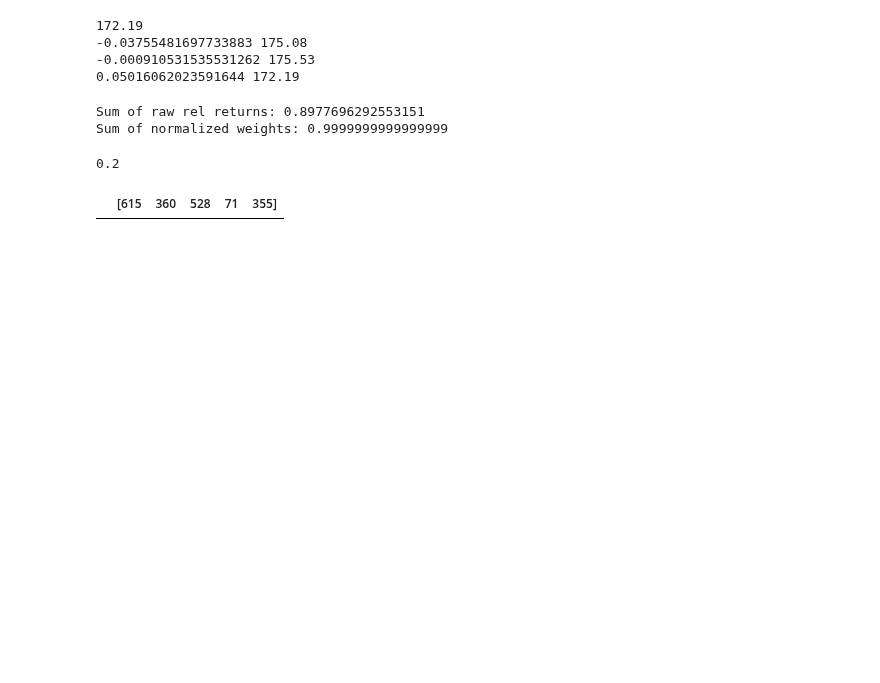
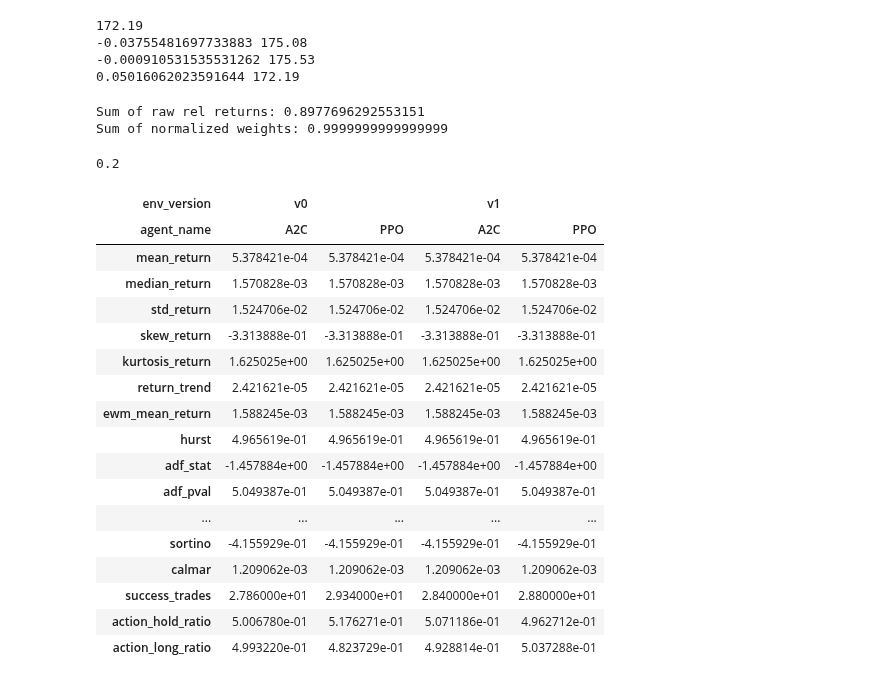
Before and after one commit to pihh/RL-Stock-Market-Masterpiece-Human-x-AI-Collab, a Jupyter notebook: notebooks/TO DELETE.ipynb, the cells around one changed output. Drawn from its saved outputs; the diff is of its cells as text; code cells hidden in the pictures; blank space fills up the shorter version.

```diff
--- a/notebooks/TO DELETE.ipynb
+++ b/notebooks/TO DELETE.ipynb
@@ -433,8 +213,25 @@ e.
 .2* np.sign(10.02)
 # %% [output]
 0.2
-# %%
-result_df = pd.read_csv(BENCHMARK_PATH)
-result_df
-# %% [output]
-|  | [615 | 360 | 528 | 71 | 355] |
+# %%
+result_df = pd.read_csv(DEFAULT_PATH+"/meta_df_transfer.csv")
+result_df.groupby(['env_version','agent_name']).mean(numeric_only=True).T
+# %% [output]
+| env_version | v0 |  | v1 |  |
+| agent_name | A2C | PPO | A2C | PPO |
+| mean_return | 5.378421e-04 | 5.378421e-04 | 5.378421e-04 | 5.378421e-04 |
+| median_return | 1.570828e-03 | 1.570828e-03 | 1.570828e-03 | 1.570828e-03 |
+| std_return | 1.524706e-02 | 1.524706e-02 | 1.524706e-02 | 1.524706e-02 |
+| skew_return | -3.313888e-01 | -3.313888e-01 | -3.313888e-01 | -3.313888e-01 |
+| kurtosis_return | 1.625025e+00 | 1.625025e+00 | 1.625025e+00 | 1.625025e+00 |
+| return_trend | 2.421621e-05 | 2.421621e-05 | 2.421621e-05 | 2.421621e-05 |
+| ewm_mean_return | 1.588245e-03 | 1.588245e-03 | 1.588245e-03 | 1.588245e-03 |
+| hurst | 4.965619e-01 | 4.965619e-01 | 4.965619e-01 | 4.965619e-01 |
+| adf_stat | -1.457884e+00 | -1.457884e+00 | -1.457884e+00 | -1.457884e+00 |
+| adf_pval | 5.049387e-01 | 5.049387e-01 | 5.049387e-01 | 5.049387e-01 |
+| ... | ... | ... | ... | ... |
+| sortino | -4.155929e-01 | -4.155929e-01 | -4.155929e-01 | -4.155929e-01 |
+| calmar | 1.209062e-03 | 1.209062e-03 | 1.209062e-03 | 1.209062e-03 |
+| success_trades | 2.786000e+01 | 2.934000e+01 | 2.840000e+01 | 2.880000e+01 |
+| action_hold_ratio | 5.006780e-01 | 5.176271e-01 | 5.071186e-01 | 4.962712e-01 |
+| action_long_ratio | 4.993220e-01 | 4.823729e-01 | 4.928814e-01 | 5.037288e-01 |
```
Also changed, not shown: parts of 32 cells of this notebook, 4 other files.
